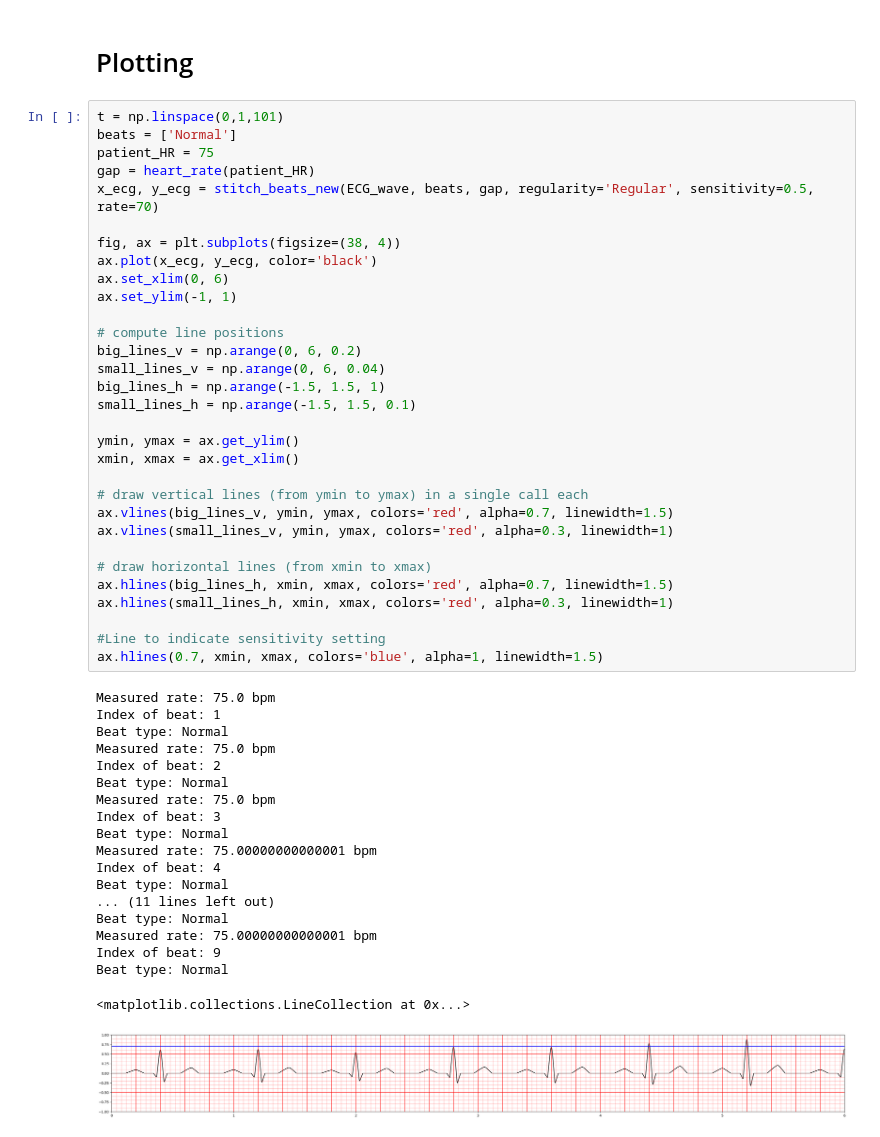
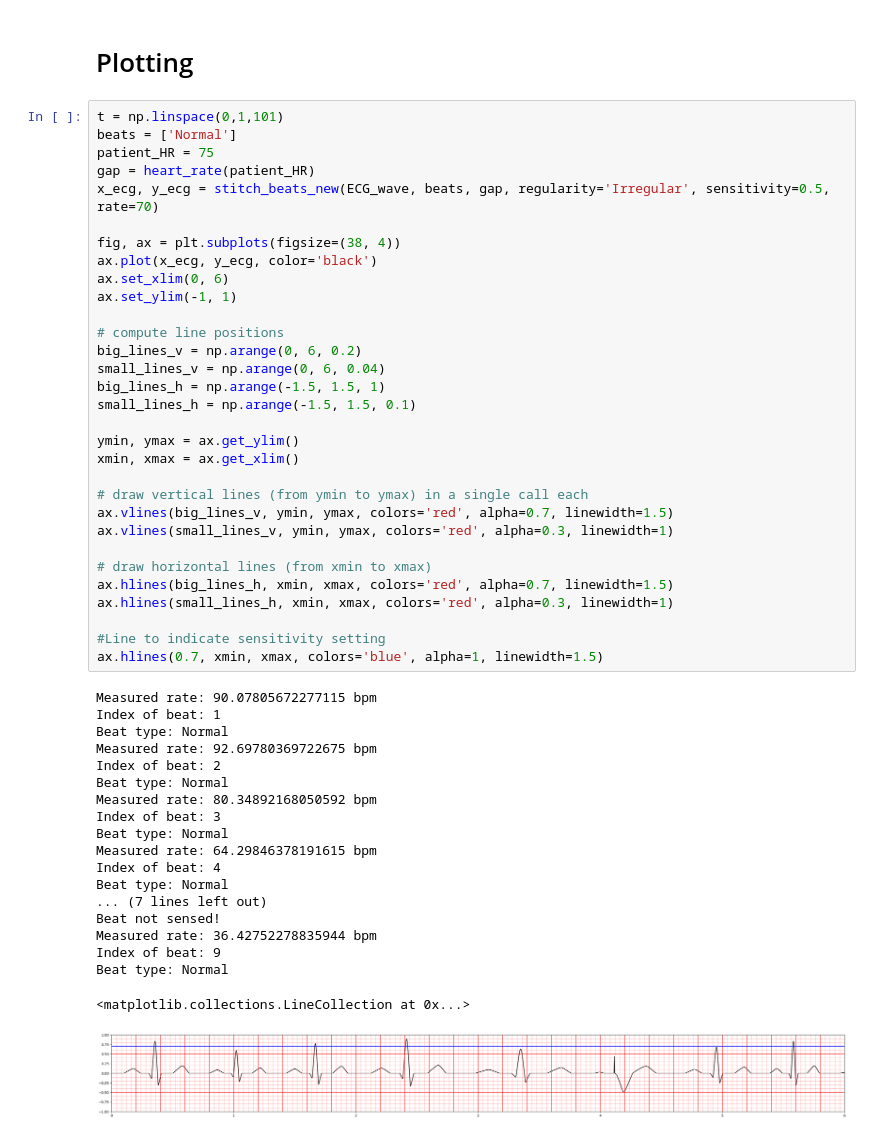
Before and after one commit to joonhaim/edupace, a Jupyter notebook: simulator-interface/ECG waveform/ECG simulation - more organised version.ipynb, the cells around one changed output. Drawn from its saved outputs; the diff is of its cells as text.

```diff
--- a/simulator-interface/ECG waveform/ECG simulation - more organised version.ipynb
+++ b/simulator-interface/ECG waveform/ECG simulation - more organised version.ipynb
@@ -206,7 +206,7 @@ t = np.linspace(0,1,101)
 beats = ['Normal']
 patient_HR = 75
 gap = heart_rate(patient_HR)
-x_ecg, y_ecg = stitch_beats_new(ECG_wave, beats, gap, regularity='Regular', sensitivity=0.5, rate=70)
+x_ecg, y_ecg = stitch_beats_new(ECG_wave, beats, gap, regularity='Irregular', sensitivity=0.5, rate=70)
 
 fig, ax = plt.subplots(figsize=(38, 4))
 ax.plot(x_ecg, y_ecg, color='black')
@@ -217,38 +217,38 @@ ax.set_ylim(-1, 1)
 big_lines_v = np.arange(0, 6, 0.2)
 small_lines_v = np.arange(0, 6, 0.04)
 big_lines_h = np.arange(-1.5, 1.5, 1)
 small_lines_h = np.arange(-1.5, 1.5, 0.1)
 
 ymin, ymax = ax.get_ylim()
 xmin, xmax = ax.get_xlim()
 
 # draw vertical lines (from ymin to ymax) in a single call each
 ax.vlines(big_lines_v, ymin, ymax, colors='red', alpha=0.7, linewidth=1.5)
 ax.vlines(small_lines_v, ymin, ymax, colors='red', alpha=0.3, linewidth=1)
 
 # draw horizontal lines (from xmin to xmax)
 ax.hlines(big_lines_h, xmin, xmax, colors='red', alpha=0.7, linewidth=1.5)
 ax.hlines(small_lines_h, xmin, xmax, colors='red', alpha=0.3, linewidth=1)
 
 #Line to indicate sensitivity setting
 ax.hlines(0.7, xmin, xmax, colors='blue', alpha=1, linewidth=1.5)
 # %% [output]
-Measured rate: 75.0 bpm
+Measured rate: 90.07805672277115 bpm
 Index of beat: 1
 Beat type: Normal
-Measured rate: 75.0 bpm
+Measured rate: 92.69780369722675 bpm
 Index of beat: 2
 Beat type: Normal
-Measured rate: 75.0 bpm
+Measured rate: 80.34892168050592 bpm
 Index of beat: 3
 Beat type: Normal
-Measured rate: 75.00000000000001 bpm
+Measured rate: 64.29846378191615 bpm
 Index of beat: 4
 Beat type: Normal
-... (11 lines left out)
-Beat type: Normal
-Measured rate: 75.00000000000001 bpm
+... (7 lines left out)
+Beat not sensed!
+Measured rate: 36.42752278835944 bpm
 Index of beat: 9
 Beat type: Normal
 <matplotlib.collections.LineCollection at 0x...>
-[figure, old version]
+[figure, new version]
```
